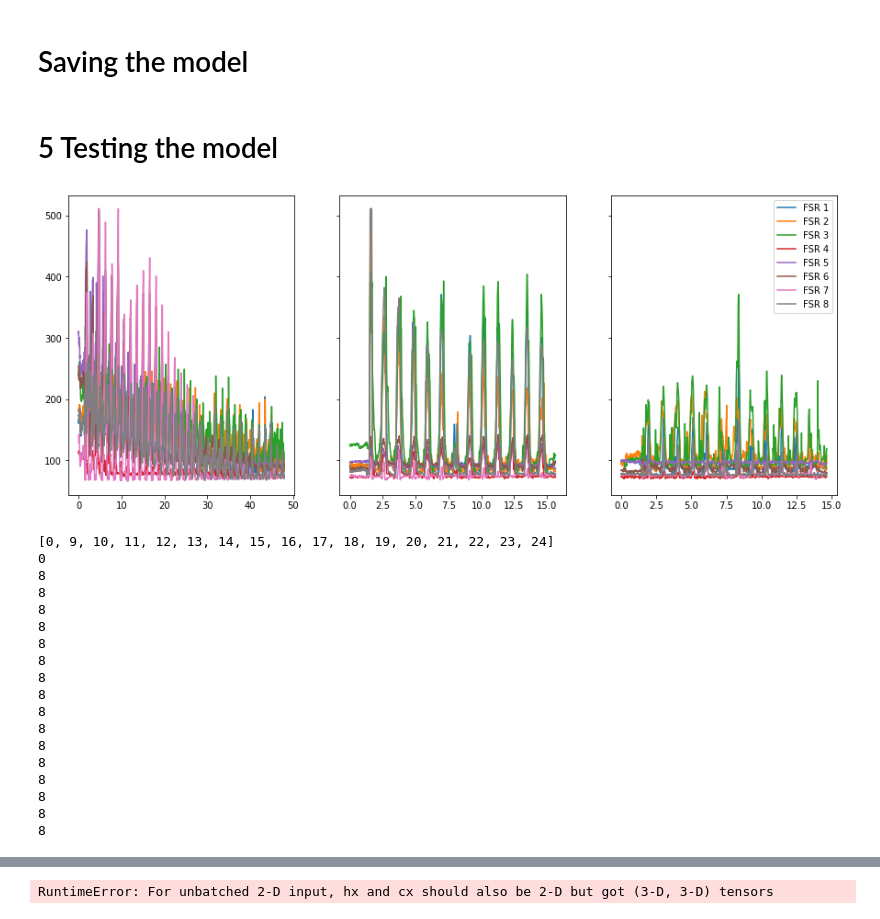
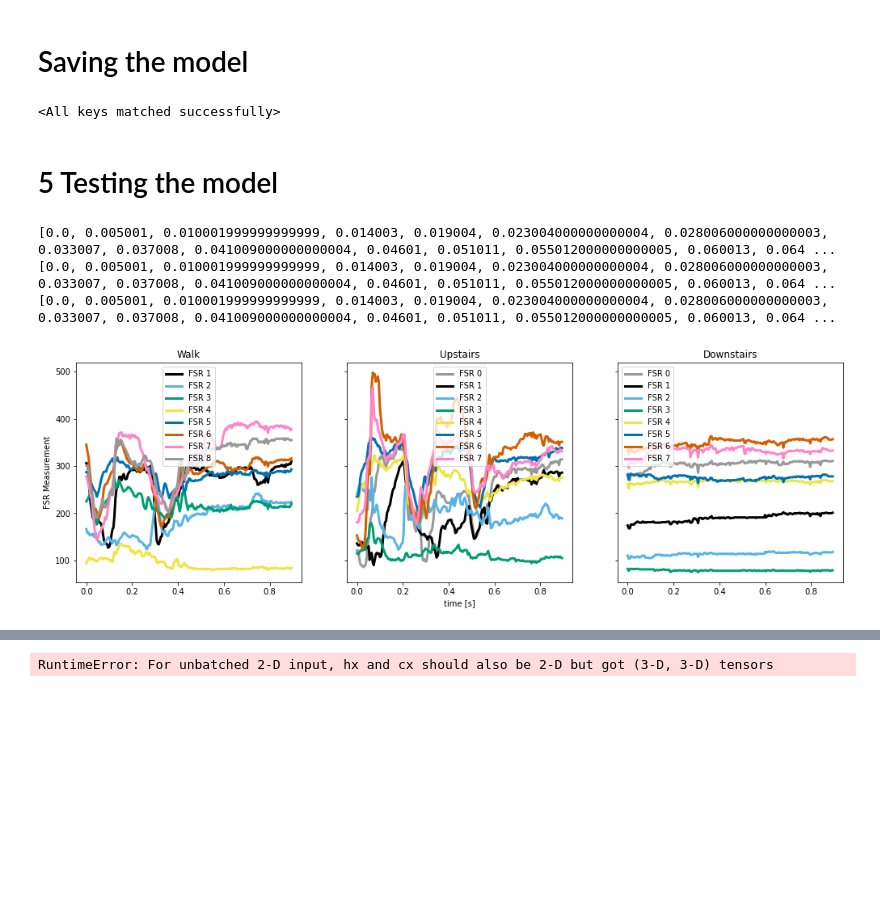
Before and after one commit to JonasS-AAU/P8, a Jupyter notebook: Code/InitialLSTM.ipynb, the cells around one changed output, grey strips where cells are left out. Cells and saved outputs as stored; diff of their text form; code cells hidden in the pictures; blank space fills up the shorter version.

```diff
--- a/Code/InitialLSTM.ipynb
+++ b/Code/InitialLSTM.ipynb
@@ -293,42 +309,54 @@ def getSlicing(lengths):
         trainSize = int(0.7 * totalSamples)
         valSize = int(0.15 * totalSamples)
         testSize = totalSamples - trainSize - valSize
+
         train.append(trainSize)
         val.append(valSize)
         test.append(testSize)
     return train, val, test
 
-lengths = [straightSize,upSize,downSize]
+lengths = [straightSize-34,upSize-33,downSize-33]
 #dataset = dataset[0:len(dataset):timeStep]
-
+print(f"Added together: {sum([straightSize-34,upSize-33,downSize-33])}")
+print(f"True Length {len(dataset)}")
 
 trainSizes, valSize, testSizes = getSlicing(lengths)
-print(len(dataset))
 dataLength = [0,lengths[0],lengths[0]+lengths[1],lengths[0]+lengths[1]+lengths[2]]
 
 trainDataset = dataset[dataLength[0]:trainSizes[0]]
 valDataset = dataset[trainSizes[0]+dataLength[0]:trainSizes[0]+dataLength[0]+valSize[0]]
 testDataset = dataset[trainSizes[0]+dataLength[0]+valSize[0]:dataLength[0+1]]
+print(len(testDataset))
 for i in range(1,3):
     trainDataset = trainDataset + dataset[dataLength[i]:trainSizes[i]]
     valDataset = valDataset + dataset[trainSizes[i]+dataLength[i]:trainSizes[i]+dataLength[i]+valSize[i]]
     testDataset = testDataset + dataset[trainSizes[i]+dataLength[i]+valSize[i]:dataLength[i+1]]
+    print(len(testDataset))
 
 totalSamples = len(dataset)
 trainSize = int(0.7 * totalSamples)
 valSize = int(0.15 * totalSamples)
+testSize = totalSamples - trainSize - valSize
 
-testSize = totalSamples - trainSize - valSize
-trainDataset = dataset[:trainSize]
-valDataset = dataset[trainSize:trainSize + valSize]
-testDataset = dataset[trainSize + valSize:]
+trainDataset1 = dataset[:trainSize]
+valDataset1 = dataset[trainSize:trainSize + valSize]
+testDataset1 = dataset[trainSize + valSize:]
+
+print(len(trainDataset),len(valDataset),len(testDataset))
+print(len(trainDataset1),len(valDataset1),len(testDataset1))
+
 if len(dataset) == len(trainDataset)+len(valDataset)+len(testDataset):
     print("Same length")
     print(len(dataset))
 else:
-    print("Fix your shit")
+    print("Fix your stuff")
 
-trainDataloader = DataLoader(trainDataset, batch_size=32, shuffle=True)
-valDataloader = DataLoader(valDataset, batch_size=32)
-testDataloader = DataLoader(testDataset, batch_size=32)
+if timeStep == 1:
+    trainDataloader = DataLoader(trainDataset, batch_size=32, shuffle=True)
+    valDataloader = DataLoader(valDataset, batch_size=32)
+    testDataloader = DataLoader(testDataset, batch_size=32)
+else:
+    trainDataloader = DataLoader(trainDataset1, batch_size=32, shuffle=True)
+    valDataloader = DataLoader(valDataset1, batch_size=32)
+    testDataloader = DataLoader(testDataset1, batch_size=32)
 # %% [output]
@@ -562,9 +592,14 @@ torch.save(model.state_dict(), "PureFSRLSTM.pt")
+# %%
+#torch.save(model.state_dict(), "05NormClassLSTM.pt")
+model.load_state_dict(torch.load(r"C:\Users\jonas\Documents\GitHub\P8\Code\NormNoClassLSTM.pt"))
+# %% [output]
+<All keys matched successfully>
 # %% [markdown]
 # 5 Testing the model
 # %%
-filename1 = r"C:\Users\jonas\Documents\GitHub\P8\Code\Data\Svend walk.txt"
-filename2 = r"C:\Users\jonas\Documents\GitHub\P8\Code\Data\Svend upstairs.txt"
-filename3 = r"C:\Users\jonas\Documents\GitHub\P8\Code\Data\Svend downstairs.txt"
+filename1 = r"C:\Users\jonas\Documents\GitHub\P8\Code\Data\Frederik walk.txt"
+filename2 = r"C:\Users\jonas\Documents\GitHub\P8\Code\Data\Frederik upstairs.txt"
+filename3 = r"C:\Users\jonas\Documents\GitHub\P8\Code\Data\Frederik downstairs.txt"
 
 dfWalk = grabDataThigh(filename1)
 dataWalk = fixTimeData(dfWalk)
@@ -576,54 +611,39 @@ dataUp = fixTimeData(dfUp)
 dataUp.pop('type')
 dataUp["Class"] = list(1 for i in range(len(dataUp["time"])))
 
 dfDown = grabDataThigh(filename3)
 dataDown = fixTimeData(dfDown)
 dataDown.pop('type')
 dataDown["Class"] = list(-1 for i in range(len(dataDown["time"])))
 
 dataTest = [dataWalk,dataUp,dataDown]
 for i in dataTest:
     checkDictForStr(i)
 
 plot3FSRComparisons(dataTest)
 
 dataTest = dictExtension(dataTest)
 
-dataTest = fixData(dataTest,normalize,Time,True,Grav,Gyro,Quat,LiAcc)
-dataTest = processFSR(dataTest, FSR, sum, avg)
+dataTest = fixData(dataTest,normalize,Time,True,Grav,Gyro,Quat,LiAcc,Classification)
+dataTest = processFSR(dataTest, FSR, FSRsum, FSRavg)
 inputSizeTest = len(dataTest)
 sequenceTest = prepareSingleSequenceInput(dataTest)
 '''
 if normalized:
     targetMean = sequenceTest.mean(dim=0)
     targetStd = sequenceTest.std(dim=0)
     normalizedSequenceTest = (sequenceTest - targetMean) / targetStd
     datasetTest = SequenceDataset(normalizedSequenceTest,250)
 else:'''
 
 datasetTest = SequenceDataset(sequenceTest,250)
 
 DataLoaderTest = DataLoader(datasetTest,batch_size=32)
 # %% [output]
+[0.0, 0.005001, 0.010001999999999999, 0.014003, 0.019004, 0.023004000000000004, 0.028006000000000003, 0.033007, 0.037008, 0.041009000000000004, 0.04601, 0.051011, 0.055012000000000005, 0.060013, 0.064 ...
+[0.0, 0.005001, 0.010001999999999999, 0.014003, 0.019004, 0.023004000000000004, 0.028006000000000003, 0.033007, 0.037008, 0.041009000000000004, 0.04601, 0.051011, 0.055012000000000005, 0.060013, 0.064 ...
+[0.0, 0.005001, 0.010001999999999999, 0.014003, 0.019004, 0.023004000000000004, 0.028006000000000003, 0.033007, 0.037008, 0.041009000000000004, 0.04601, 0.051011, 0.055012000000000005, 0.060013, 0.064 ...
-[figure, old version]
+[figure, new version]
-[0, 9, 10, 11, 12, 13, 14, 15, 16, 17, 18, 19, 20, 21, 22, 23, 24]
-0
-8
-8
-8
-8
-8
-8
-8
-8
-8
-8
-8
-8
-8
-8
-8
-8
 # %%
 def test(model, testLoader, lossFn, device):
     model.eval()  # Set the model to evaluation mode
```
Also changed, not shown: parts of 17 cells of this notebook, 32 other files.
